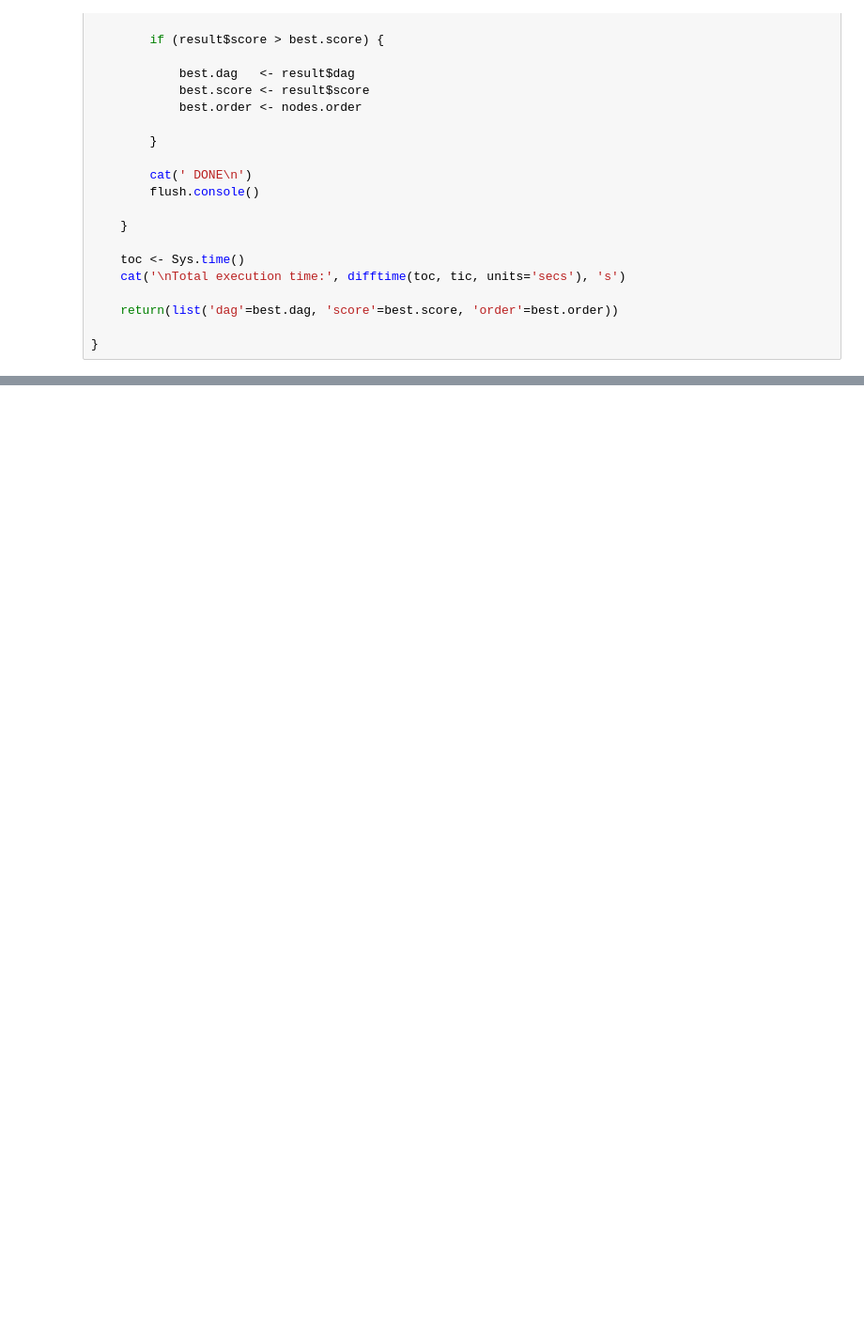
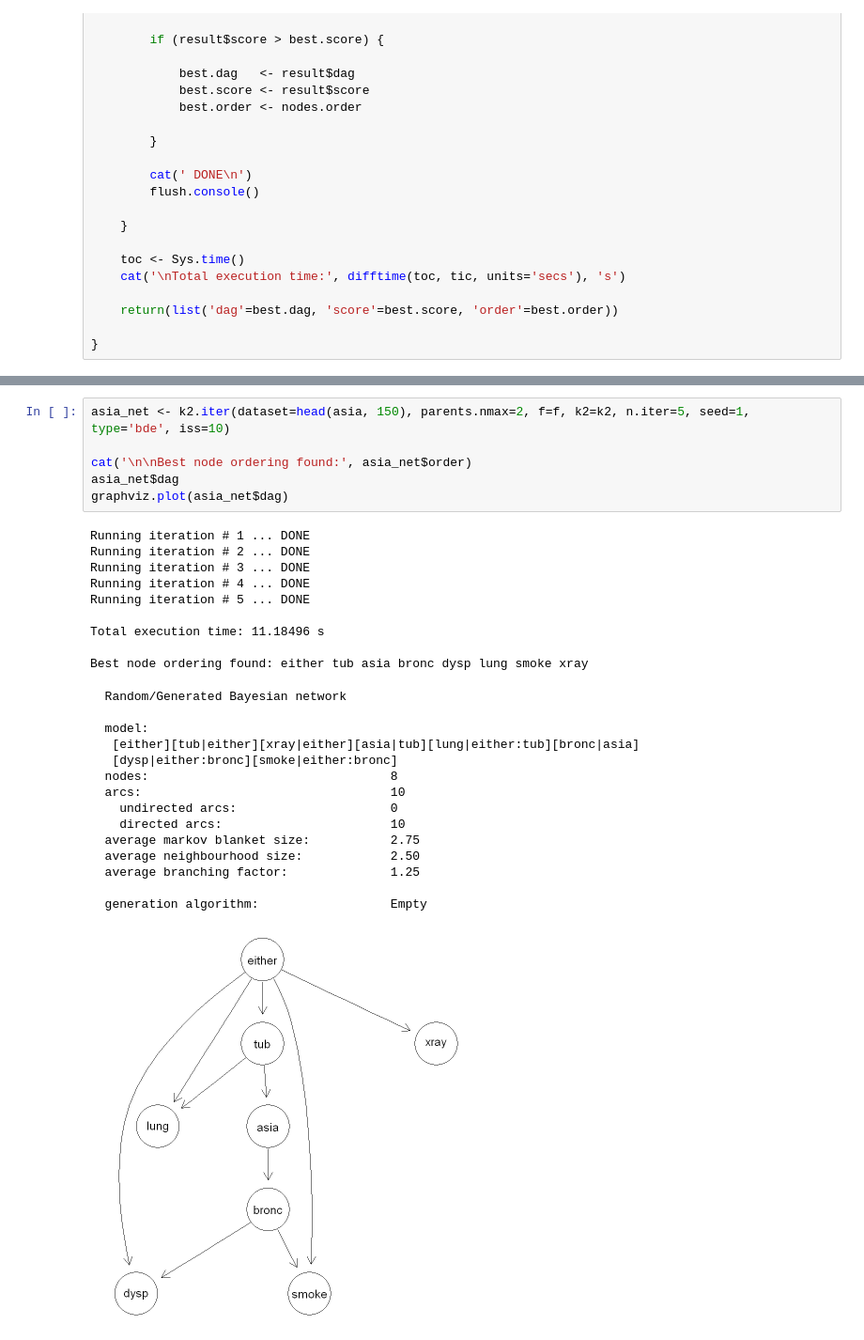
Before and after one commit to GNagaro/bayesian-k2-R, a Jupyter notebook: 01-k2_algorithm.ipynb, the cells around one changed output, grey strips where cells are left out. Shown: that part at 94% size. Cells and saved outputs as stored; diff of their text form; blank space fills up the shorter version.

```diff
--- a/01-k2_algorithm.ipynb
+++ b/01-k2_algorithm.ipynb
@@ -451,0 +449,31 @@ Last edited on 11 July 2022, at 17:00
+# %%
+asia_net <- k2.iter(dataset=head(asia, 150), parents.nmax=2, f=f, k2=k2, n.iter=5, seed=1, type='bde', iss=10)
+
+cat('\n\nBest node ordering found:', asia_net$order)
+asia_net$dag
+graphviz.plot(asia_net$dag)
+# %% [output]
+Running iteration # 1 ... DONE
+Running iteration # 2 ... DONE
+Running iteration # 3 ... DONE
+Running iteration # 4 ... DONE
+Running iteration # 5 ... DONE
+
+Total execution time: 11.18496 s
+
+Best node ordering found: either tub asia bronc dysp lung smoke xray
+  Random/Generated Bayesian network
+
+  model:
+   [either][tub|either][xray|either][asia|tub][lung|either:tub][bronc|asia]
+   [dysp|either:bronc][smoke|either:bronc]
+  nodes:                                 8
+  arcs:                                  10
+    undirected arcs:                     0
+    directed arcs:                       10
+  average markov blanket size:           2.75
+  average neighbourhood size:            2.50
+  average branching factor:              1.25
+
+  generation algorithm:                  Empty
+[figure, added]
```
Also changed, not shown: parts of 50 cells of this notebook.
